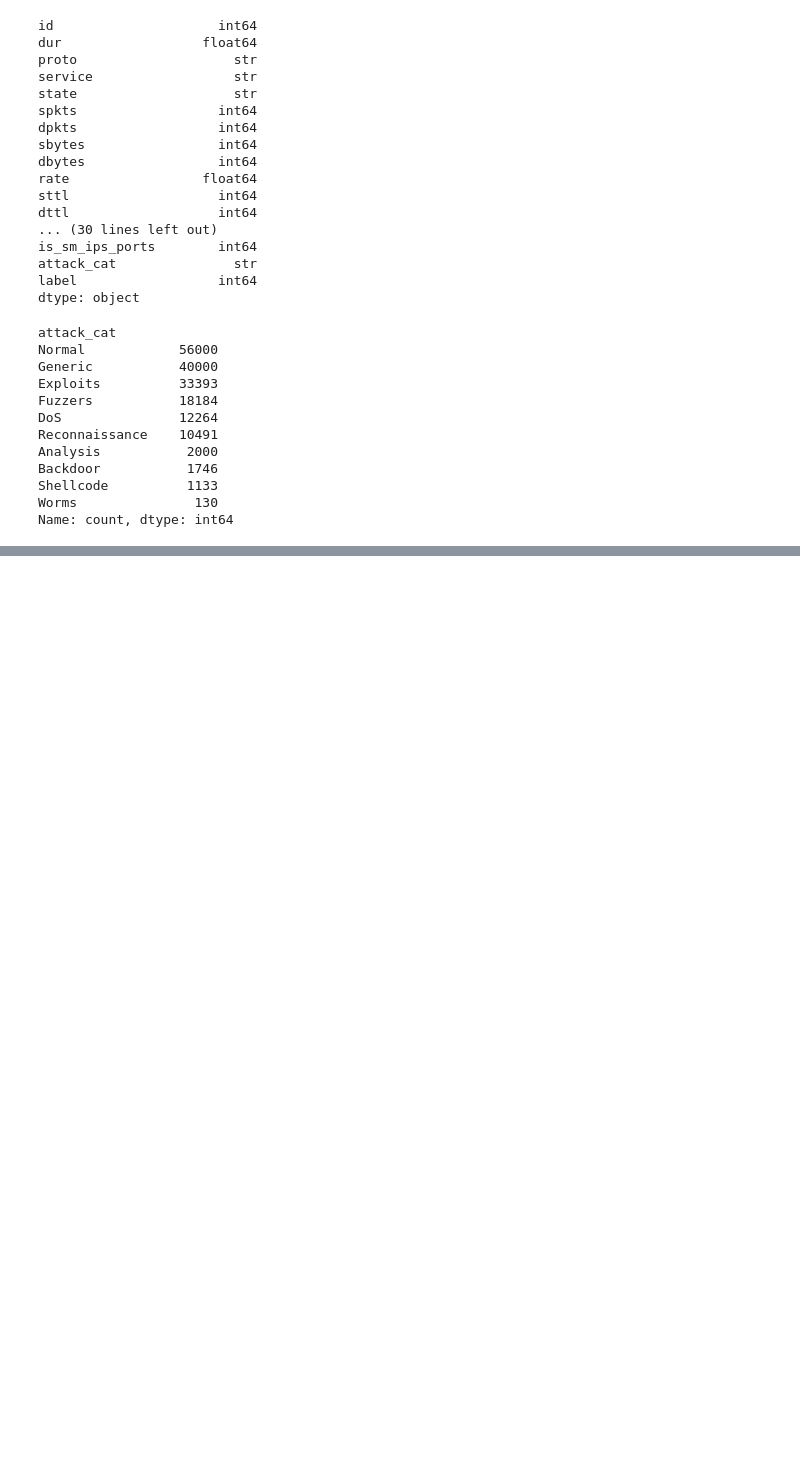
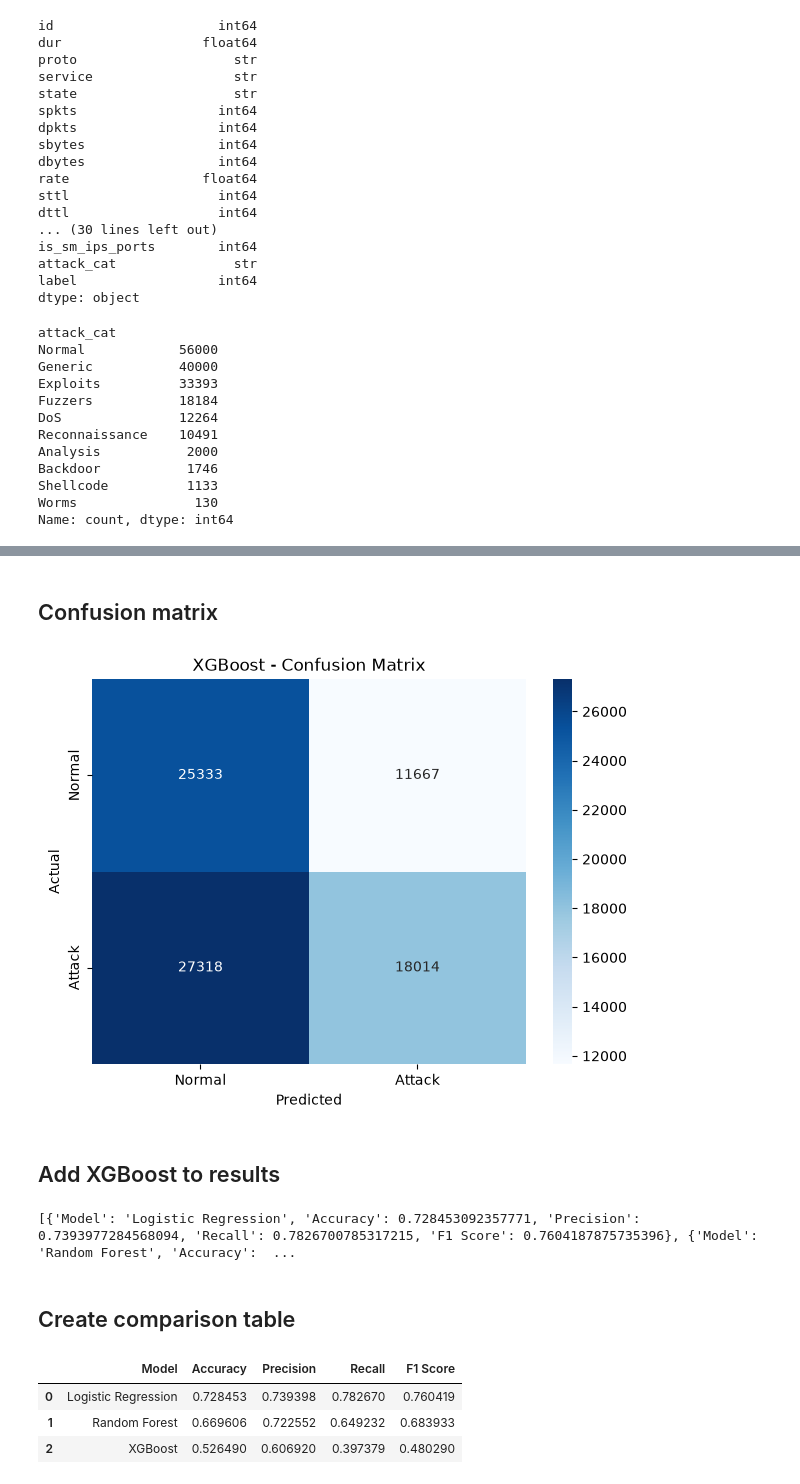
Before and after one commit to VinayakaMJ6505/AI-Network_Security_Incident_Analysis, a Jupyter notebook: AI_Network_Security_Incident_Analysis.ipynb, the cells around one changed output, grey strips where cells are left out. Saved outputs shown, nothing was run; the diff lists cells and outputs as text; code cells hidden in the pictures; blank space fills up the shorter version.

Commit message:
Update project with Multi-labled-Data

```diff
--- a/AI_Network_Security_Incident_Analysis.ipynb
+++ b/AI_Network_Security_Incident_Analysis.ipynb
@@ -300,0 +421,10 @@ Name: count, dtype: int64
+# %%
+from sklearn.preprocessing import StandardScaler
+
+scaler = StandardScaler()
+
+X_train_num = scaler.fit_transform(X_train[numerical_columns])
+X_test_num = scaler.transform(X_test[numerical_columns])
+
+print("Scaled numerical training shape:", X_train_num.shape)
+print("Scaled numerical testing shape:", X_test_num.shape)
@@ -300,0 +741,7 @@ Name: count, dtype: int64
+# %%
+xgb_model.fit(
+    X_train_processed,
+    y_train_binary
+)
+
+print("XGBoost training completed.")
@@ -300,0 +752,5 @@ Name: count, dtype: int64
+# %%
+y_pred_xgb = xgb_model.predict(X_test_processed)
+
+print("XGBoost predictions completed.")
+print("Number of predictions:", len(y_pred_xgb))
@@ -300,0 +798,51 @@ Name: count, dtype: int64
+# %% [markdown]
+## Confusion matrix
+# %%
+cm_xgb = confusion_matrix(
+    y_test_binary,
+    y_pred_xgb
+)
+
+plt.figure(figsize=(7, 5))
+
+sns.heatmap(
+    cm_xgb,
+    annot=True,
+    fmt="d",
+    cmap="Blues",
+    xticklabels=["Normal", "Attack"],
+    yticklabels=["Normal", "Attack"]
+)
+
+plt.xlabel("Predicted")
+plt.ylabel("Actual")
+plt.title("XGBoost - Confusion Matrix")
+
+plt.show()
+# %% [output]
+[figure, added]
+# %% [markdown]
+## Add XGBoost to results
+# %%
+results.append({
+    "Model": "XGBoost",
+    "Accuracy": xgb_accuracy,
+    "Precision": xgb_precision,
+    "Recall": xgb_recall,
+    "F1 Score": xgb_f1
+})
+
+print(results)
+# %% [output]
+[{'Model': 'Logistic Regression', 'Accuracy': 0.728453092357771, 'Precision': 0.7393977284568094, 'Recall': 0.7826700785317215, 'F1 Score': 0.7604187875735396}, {'Model': 'Random Forest', 'Accuracy':  ...
+# %% [markdown]
+## Create comparison table
+# %%
+results_df = pd.DataFrame(results)
+
+results_df
+# %% [output]
+|  | Model | Accuracy | Precision | Recall | F1 Score |
+| 0 | Logistic Regression | 0.728453 | 0.739398 | 0.782670 | 0.760419 |
+| 1 | Random Forest | 0.669606 | 0.722552 | 0.649232 | 0.683933 |
+| 2 | XGBoost | 0.526490 | 0.606920 | 0.397379 | 0.480290 |
```
Also changed, not shown: parts of 173 cells of this notebook.
